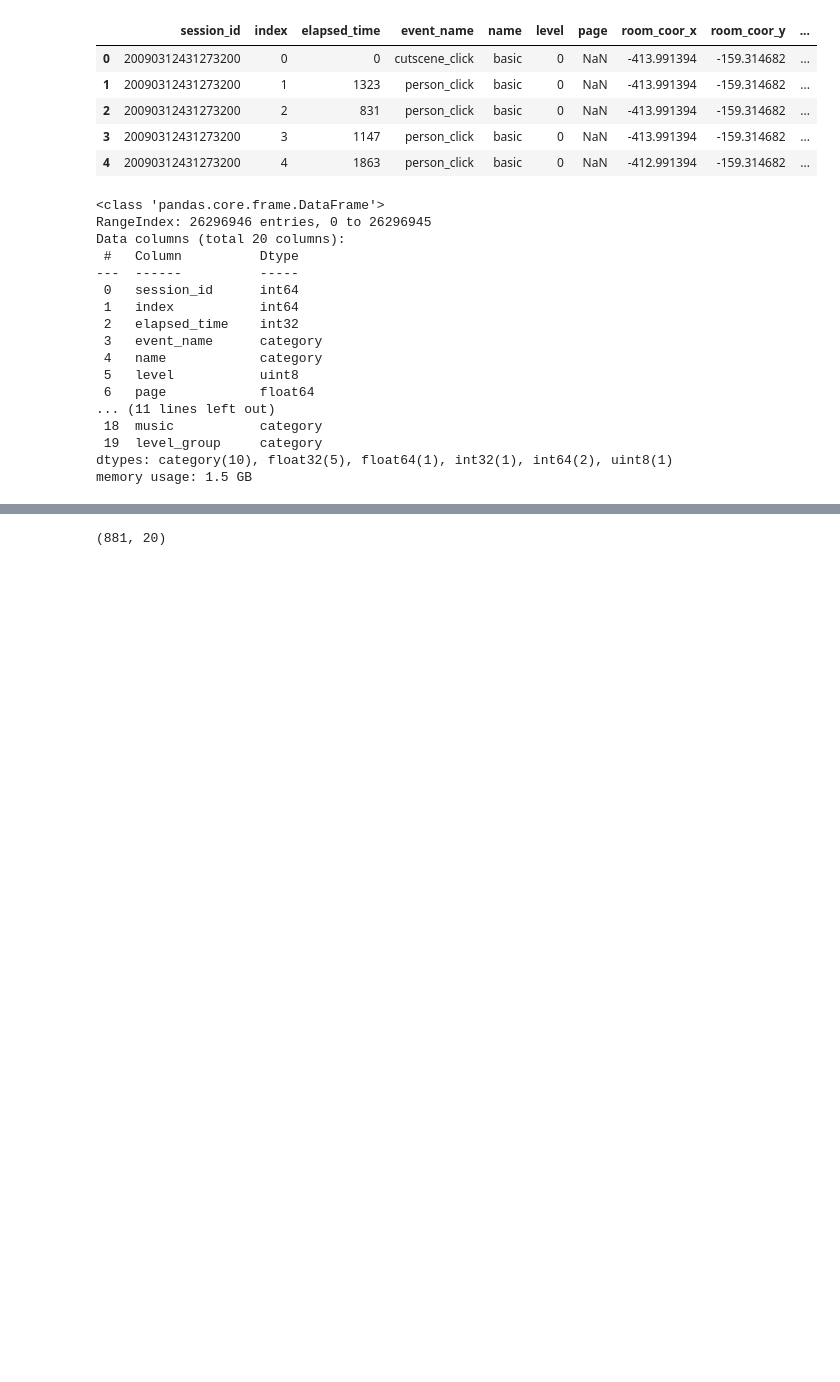
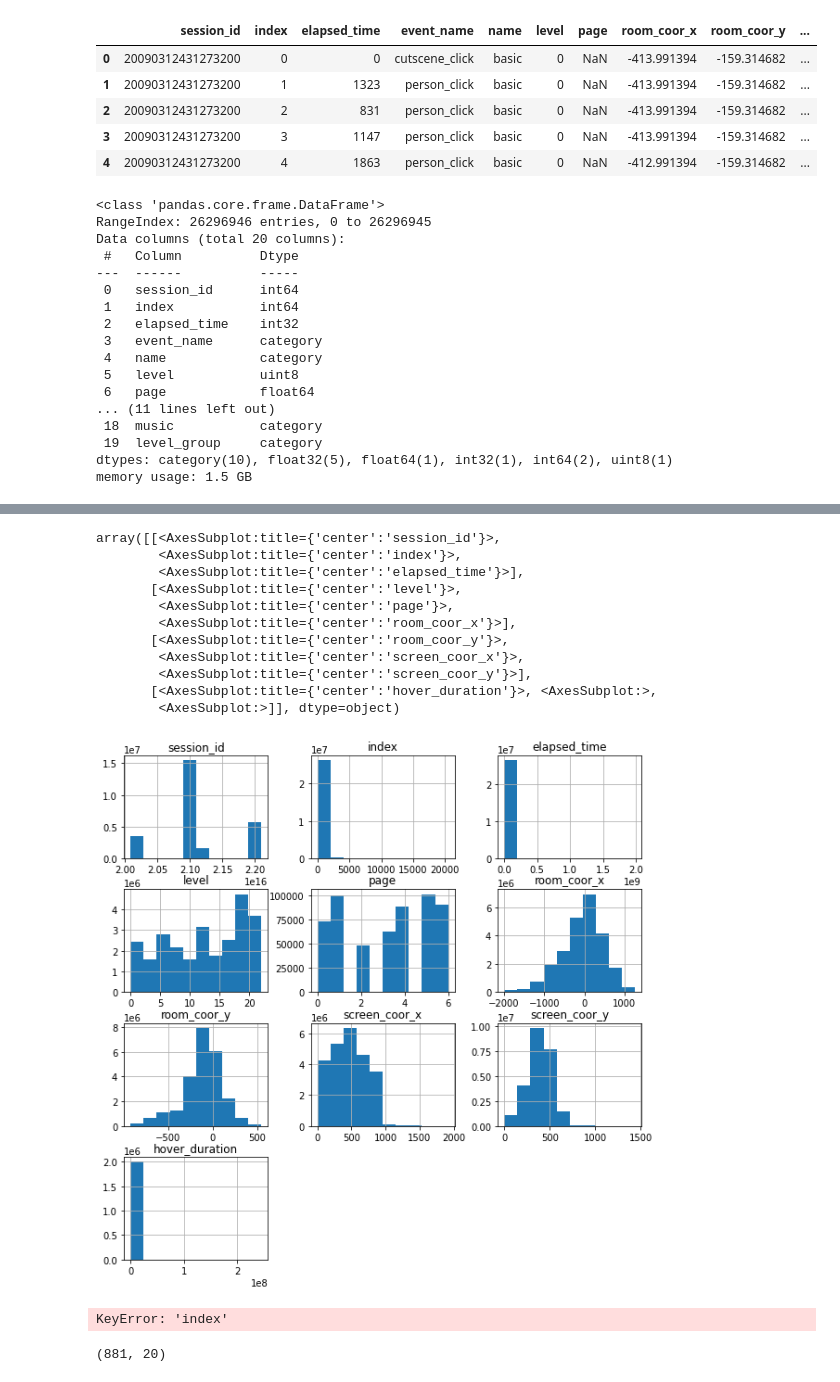
Before and after one commit to Kaggle-Project-TUC-DS/student-performance, a Jupyter notebook: notebooks/playing_with_the_data.ipynb, the cells around one changed output, grey strips where cells are left out. Cells and saved outputs as stored; diff of their text form; code cells hidden in the pictures; blank space fills up the shorter version.

```diff
--- a/notebooks/playing_with_the_data.ipynb
+++ b/notebooks/playing_with_the_data.ipynb
@@ -76,3 +74,18 @@ dataset_df.describe()
 | 50% | 2.104021e+16 | 5.950000e+02 | 1.014801e+06 | 1.300000e+01 | 3.000000 | -1.116280e+01 | -9.760534e+01 | 4.470000e+02 | ... |
 | 75% | 2.110052e+16 | 8.960000e+02 | 1.747040e+06 | 1.800000e+01 | 5.000000 | 2.966515e+02 | 2.268786e+01 | 6.630000e+02 | ... |
 | max | 2.210022e+16 | 2.047300e+04 | 1.988607e+09 | 2.200000e+01 | 6.000000 | 1.261774e+03 | 5.436164e+02 | 1.919000e+03 | ... |
+# %%
+dataset_df.hist(figsize=(10,10))
+# %% [output]
+array([[<AxesSubplot:title={'center':'session_id'}>,
+        <AxesSubplot:title={'center':'index'}>,
+        <AxesSubplot:title={'center':'elapsed_time'}>],
+       [<AxesSubplot:title={'center':'level'}>,
+        <AxesSubplot:title={'center':'page'}>,
+        <AxesSubplot:title={'center':'room_coor_x'}>],
+       [<AxesSubplot:title={'center':'room_coor_y'}>,
+        <AxesSubplot:title={'center':'screen_coor_x'}>,
+        <AxesSubplot:title={'center':'screen_coor_y'}>],
+       [<AxesSubplot:title={'center':'hover_duration'}>, <AxesSubplot:>,
+        <AxesSubplot:>]], dtype=object)
+[figure, added]
@@ -79,3 +98,8 @@ dataset_df.describe()
+# %%
+import data_preprocessing_martin as dps
+df_dps = dps.adding_distance_variable(df_dps)
+# %% [output]
+KeyError: 'index'
 # %%
 # looking at only one session
 session_df = dataset_df[dataset_df['session_id'] == 20090312431273200]
```
Also changed, not shown: parts of 4 cells of this notebook, 1 other file.
